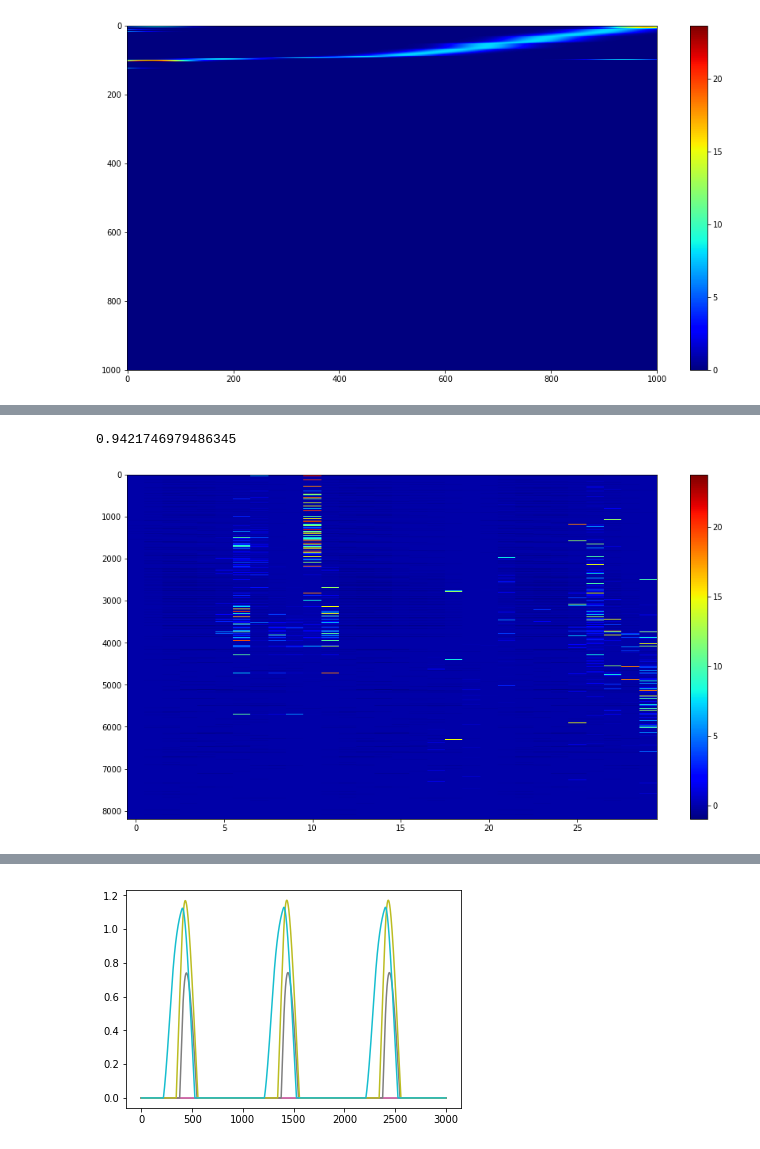
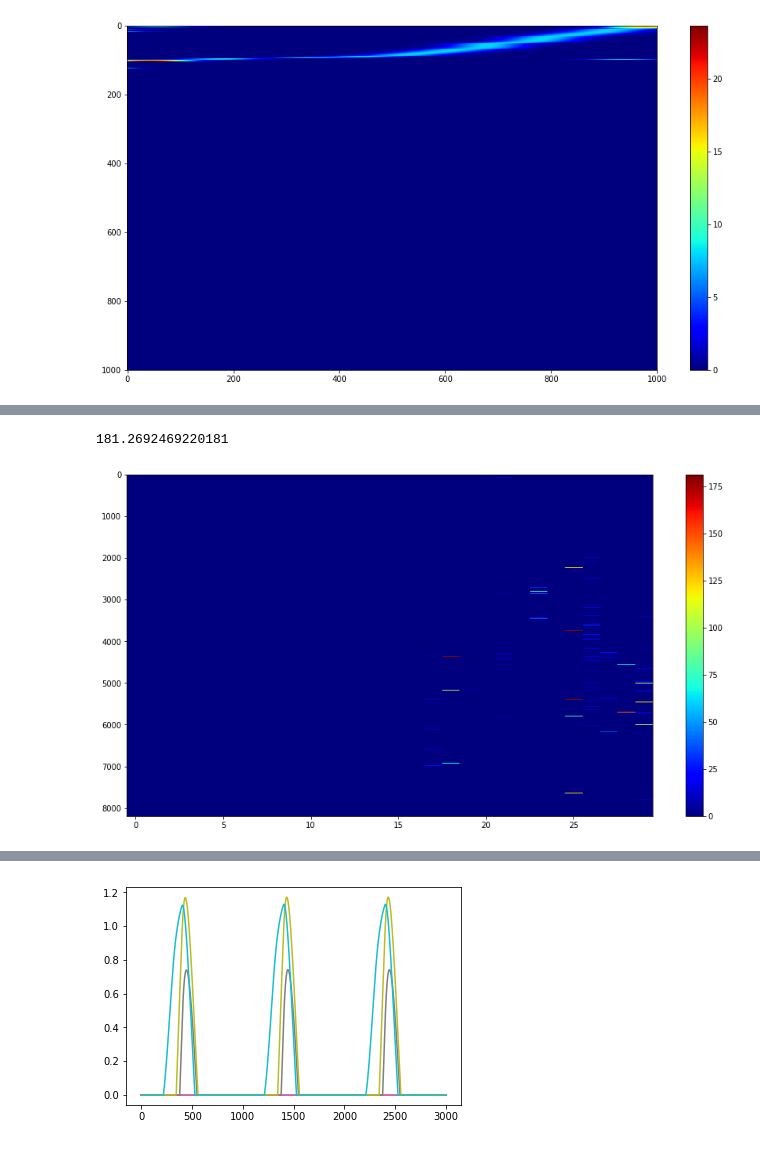
Before and after one commit to iraikov/nengo_maze_env, a Jupyter notebook: notebooks/srf_nengo_autoencoder_dof_decoder.ipynb, the cells around one changed output, grey strips where cells are left out. Cells and saved outputs as stored; diff of their text form; code cells hidden in the pictures.

```diff
--- a/notebooks/srf_nengo_autoencoder_dof_decoder.ipynb
+++ b/notebooks/srf_nengo_autoencoder_dof_decoder.ipynb
@@ -355,11 +433,11 @@ print(np.mean(decoder_inh_rates))
 # %%
 print(np.max(sim.data[p_cd]))
 plt.figure(figsize=(15,8));
-plt.imshow(-sim.data[p_cd].T, interpolation="nearest", aspect="auto", cmap="jet");
+plt.imshow(sim.data[p_cd].T, interpolation="nearest", aspect="auto", cmap="jet");
 plt.colorbar();
 # %% [output]
-0.9421746979486345
+181.2692469220181
-[figure, old version]
+[figure, new version]
 # %%
 plt.plot(sim.data[p_cd][:,:10]);
 # %% [output]
```
Also changed, not shown: parts of 12 cells of this notebook, 2 other files.
